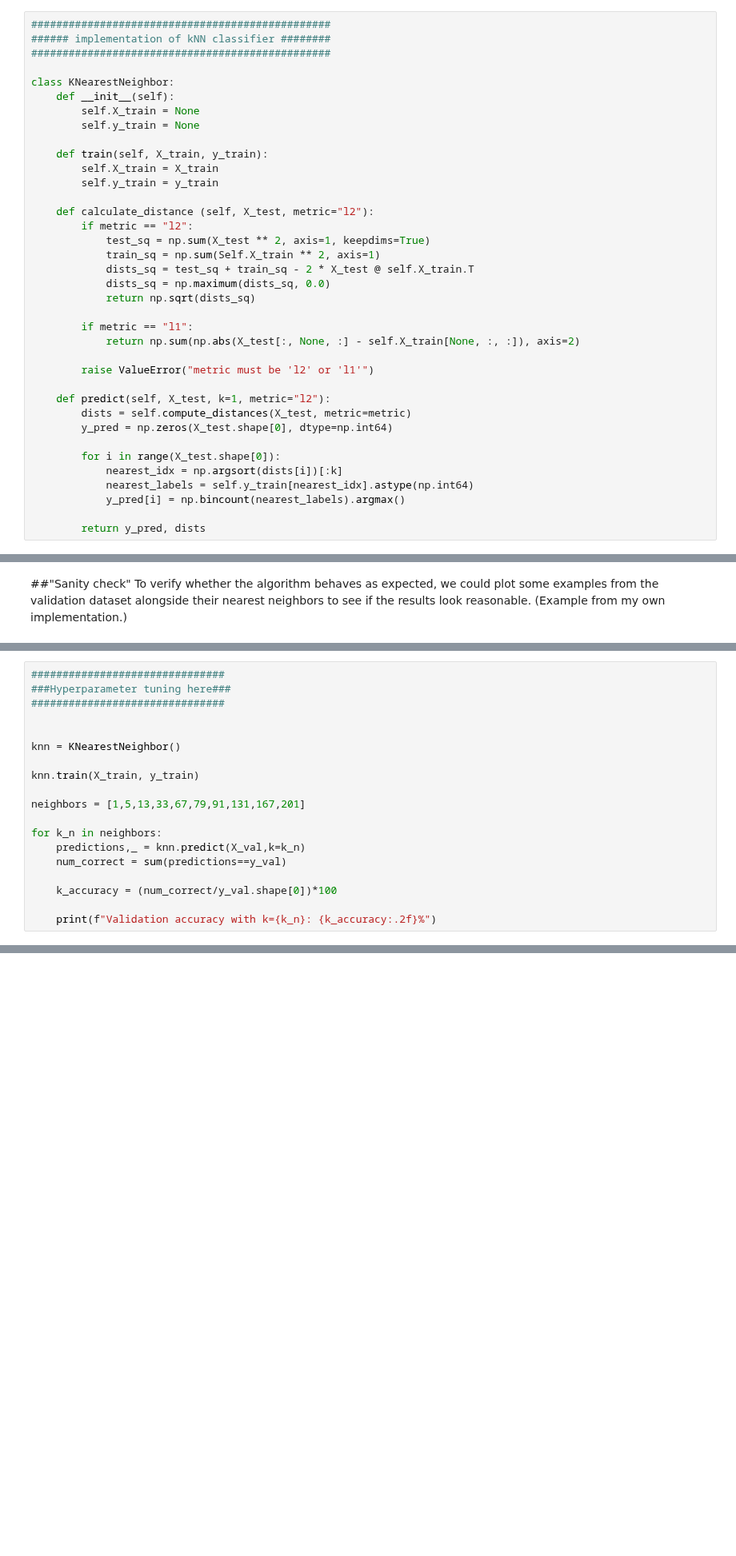
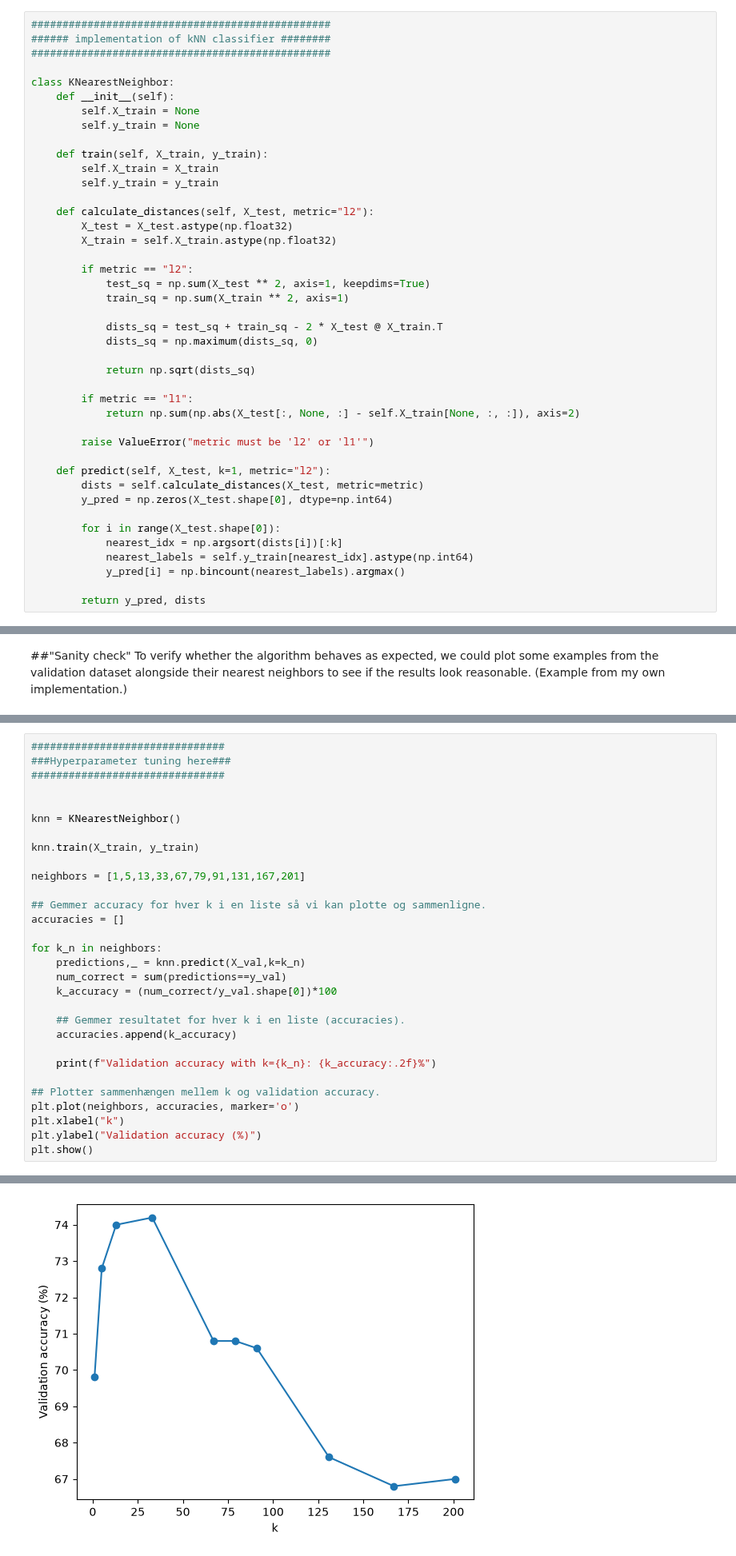
Before and after one commit to Jona615m/Deeplearning, a Jupyter notebook: Assignment_1/Deep_Learning_Assignment1_1_kNN_2026 (1).ipynb, the cells around one changed output, grey strips where cells are left out. Shown at 80% size. Drawn from its saved outputs; the diff is of its cells as text; blank space fills up the shorter version.

```diff
--- a/Assignment_1/Deep_Learning_Assignment1_1_kNN_2026 (1).ipynb
+++ b/Assignment_1/Deep_Learning_Assignment1_1_kNN_2026 (1).ipynb
@@ -208,12 +208,17 @@ class KNearestNeighbor:
         self.X_train = X_train
         self.y_train = y_train
 
-    def calculate_distance (self, X_test, metric="l2"):
+    def calculate_distances(self, X_test, metric="l2"):
+        X_test = X_test.astype(np.float32)
+        X_train = self.X_train.astype(np.float32)
+
         if metric == "l2":
             test_sq = np.sum(X_test ** 2, axis=1, keepdims=True)
-            train_sq = np.sum(Self.X_train ** 2, axis=1)
-            dists_sq = test_sq + train_sq - 2 * X_test @ self.X_train.T
-            dists_sq = np.maximum(dists_sq, 0.0)
+            train_sq = np.sum(X_train ** 2, axis=1)
+
+            dists_sq = test_sq + train_sq - 2 * X_test @ X_train.T
+            dists_sq = np.maximum(dists_sq, 0)
+
             return np.sqrt(dists_sq)
 
         if metric == "l1":
@@ -222,7 +227,7 @@ class KNearestNeighbor:
         raise ValueError("metric must be 'l2' or 'l1'")
 
     def predict(self, X_test, k=1, metric="l2"):
-        dists = self.compute_distances(X_test, metric=metric)
+        dists = self.calculate_distances(X_test, metric=metric)
         y_pred = np.zeros(X_test.shape[0], dtype=np.int64)
 
         for i in range(X_test.shape[0]):
@@ -320,11 +325,22 @@ knn.train(X_train, y_train)
 
 neighbors = [1,5,13,33,67,79,91,131,167,201]
 
+## Gemmer accuracy for hver k i en liste så vi kan plotte og sammenligne.
+accuracies = []
+
 for k_n in neighbors:
     predictions,_ = knn.predict(X_val,k=k_n)
     num_correct = sum(predictions==y_val)
-
     k_accuracy = (num_correct/y_val.shape[0])*100
 
+    ## Gemmer resultatet for hver k i en liste (accuracies).
+    accuracies.append(k_accuracy)
+
     print(f"Validation accuracy with k={k_n}: {k_accuracy:.2f}%")
+
+## Plotter sammenhængen mellem k og validation accuracy.
+plt.plot(neighbors, accuracies, marker='o')
+plt.xlabel("k")
+plt.ylabel("Validation accuracy (%)")
+plt.show()
 # %% [output]
@@ -341,3 +357,4 @@ Validation accuracy with k=201: 9.40%
+[figure, added]
 # %% [markdown]
 Save the results of the hyperparameter search above and plot them similarly to the example below.
 
```
Also changed, not shown: parts of 4 cells of this notebook, 2 other files.
